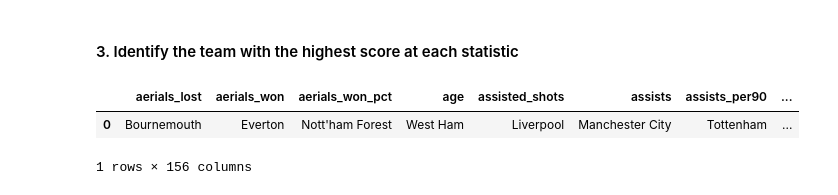
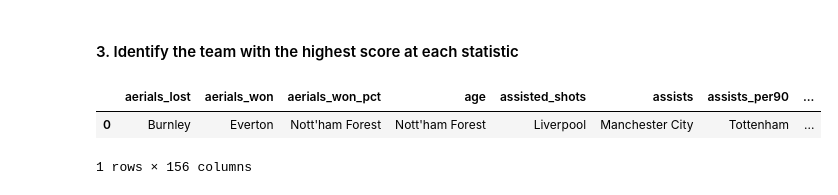
Before and after one commit to Huycuong03/Analyze-the-2023-2024-Premier-League-season, a Jupyter notebook: main.ipynb, the cells around one changed output. Drawn from its saved outputs; the diff is of its cells as text; code cells hidden in the pictures.

```diff
--- a/main.ipynb
+++ b/main.ipynb
@@ -113,7 +113,7 @@ top_and_bottom_stats
 ### Q2: Which team is performing the best overall during the season?
 #### 1. Caculate median, mean and standard deviation for every statistic in each team
 # %%
-statistics = ["median", "mean", "std"]
+statistics = ["median", "mean", "std", "sum"]
 
 all_team_stats = pd.DataFrame(
     [stats[statistical_columns].agg(statistics).T.to_numpy().flatten()],
@@ -170,9 +175,9 @@ plt.show()
 # %% [markdown]
 #### 3. Identify the team with the highest score at each statistic
 # %%
-top_team_stats = stats[statistical_columns].groupby(level="team").agg("mean").apply(lambda col: col.idxmax()).to_frame().T
+top_team_stats = team_stats.iloc[1:].xs(axis=1, key="sum", level=1).apply(lambda col: col.idxmax()).to_frame().T
 top_team_stats
 # %% [output]
 |  | aerials_lost | aerials_won | aerials_won_pct | age | assisted_shots | assists | assists_per90 | ... |
-| 0 | Bournemouth | Everton | Nott'ham Forest | West Ham | Liverpool | Manchester City | Tottenham | ... |
+| 0 | Burnley | Everton | Nott'ham Forest | Nott'ham Forest | Liverpool | Manchester City | Tottenham | ... |
 1 rows × 156 columns
```
Also changed, not shown: parts of 10 cells of this notebook, 1 other file.
